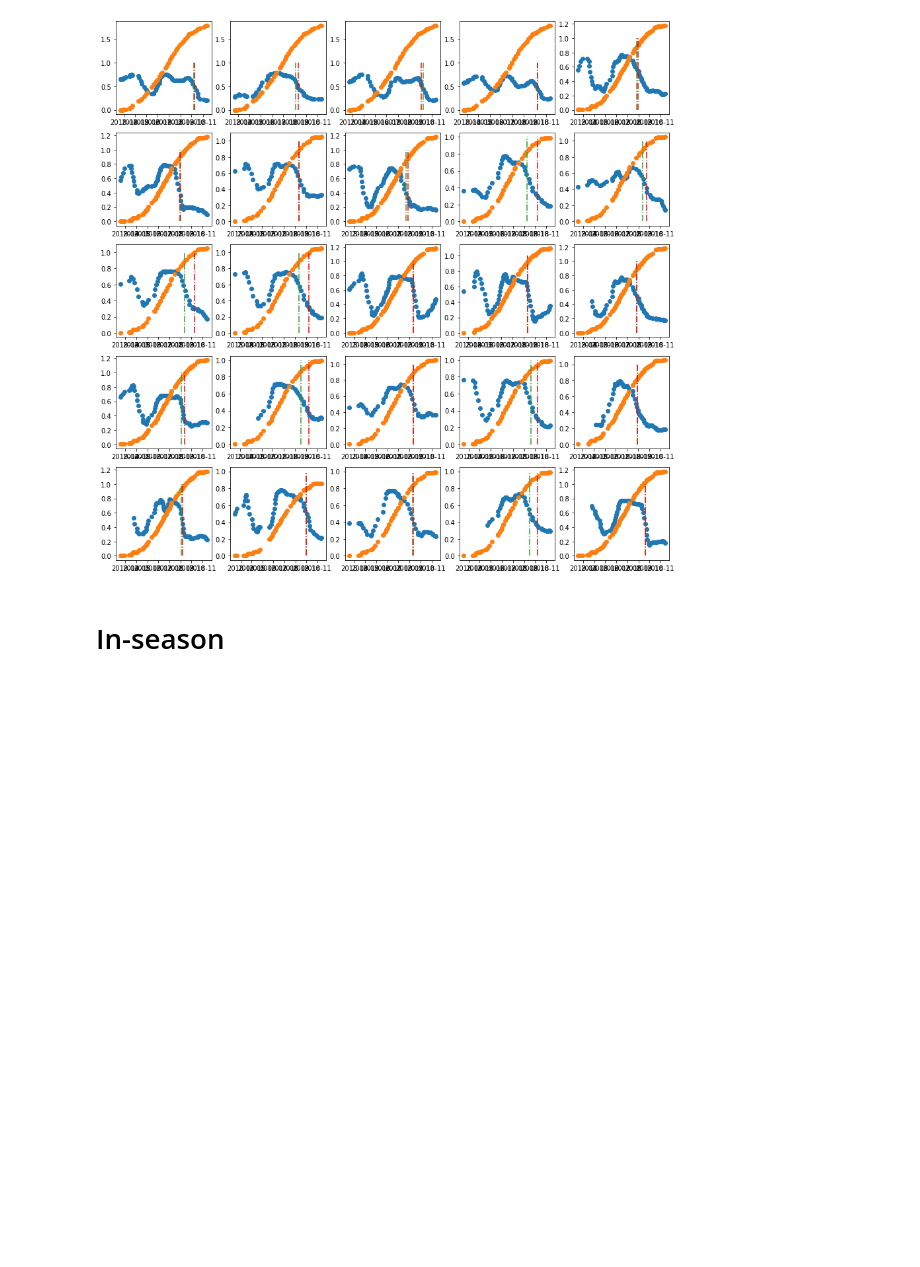
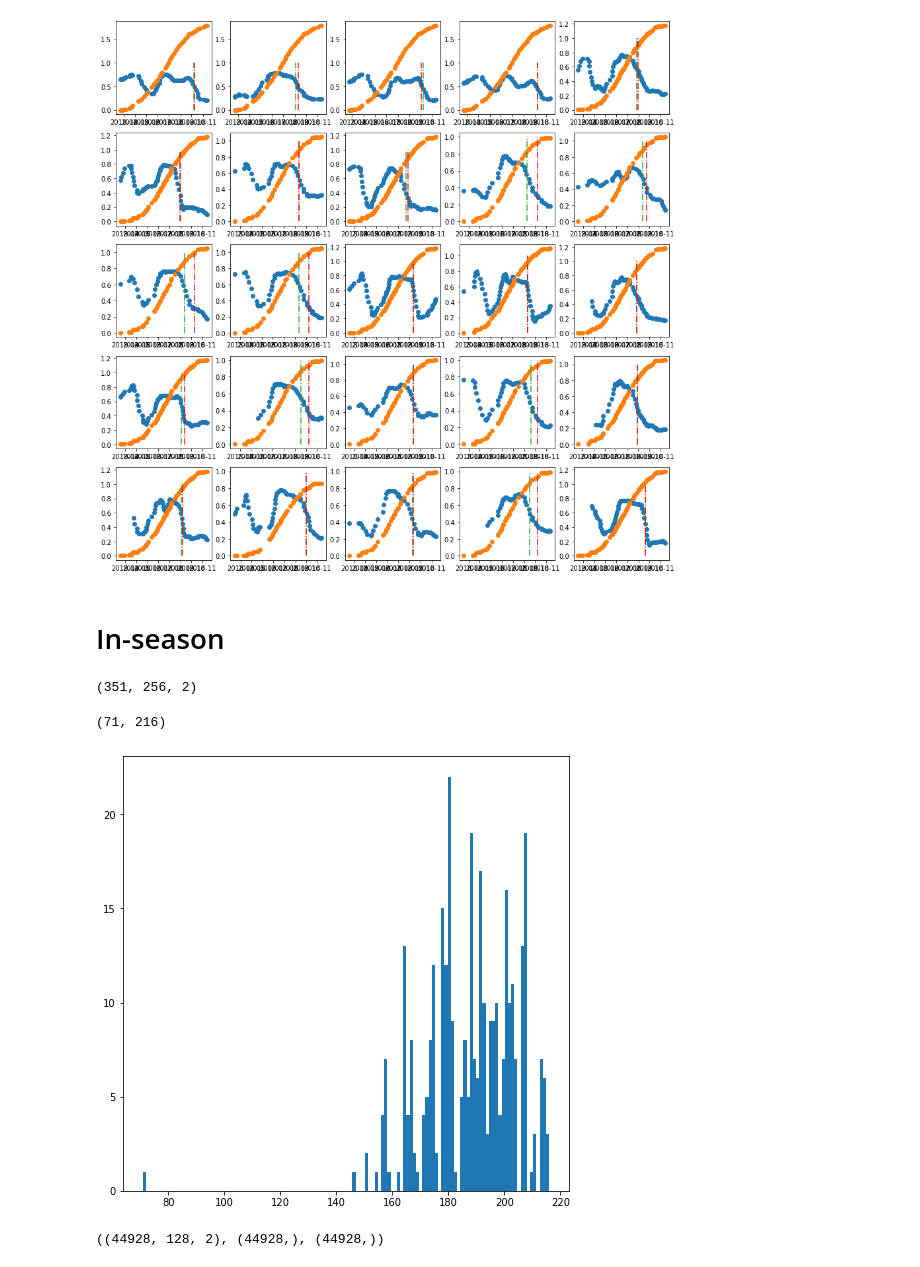
Before and after one commit to geoindepth/vits-feature-detection, a Jupyter notebook: analysis.ipynb, the cells around one changed output. Cells and saved outputs as stored; diff of their text form; code cells hidden in the pictures; blank space fills up the shorter version.

```diff
--- a/analysis.ipynb
+++ b/analysis.ipynb
@@ -352,3 +359,31 @@ for i, idx in enumerate(idxs):
 [figure]
 # %% [markdown]
 # In-season
+# %%
+x.shape
+# %% [output]
+(351, 256, 2)
+# %%
+y.min(), y.max()
+# %% [output]
+(71, 216)
+# %%
+plt.hist(y, bins=128);
+# %% [output]
+[figure, added]
+# %%
+list_xt = []
+list_yt = []
+list_idxt = []
+len_t = 128
+for i in range(x.shape[0]):
+    for j in range(x.shape[1] - len_t):
+        list_xt.append(x[i, j:j+len_t])
+        list_yt.append(y[i] - j)
+        list_idxt.append(i)
+xt = np.array(list_xt)
+yt = np.array(list_yt)
+idxt = np.array(list_idxt)
+xt.shape, yt.shape, idxt.shape
+# %% [output]
+((44928, 128, 2), (44928,), (44928,))
```
Also changed, not shown: parts of 19 cells of this notebook.
